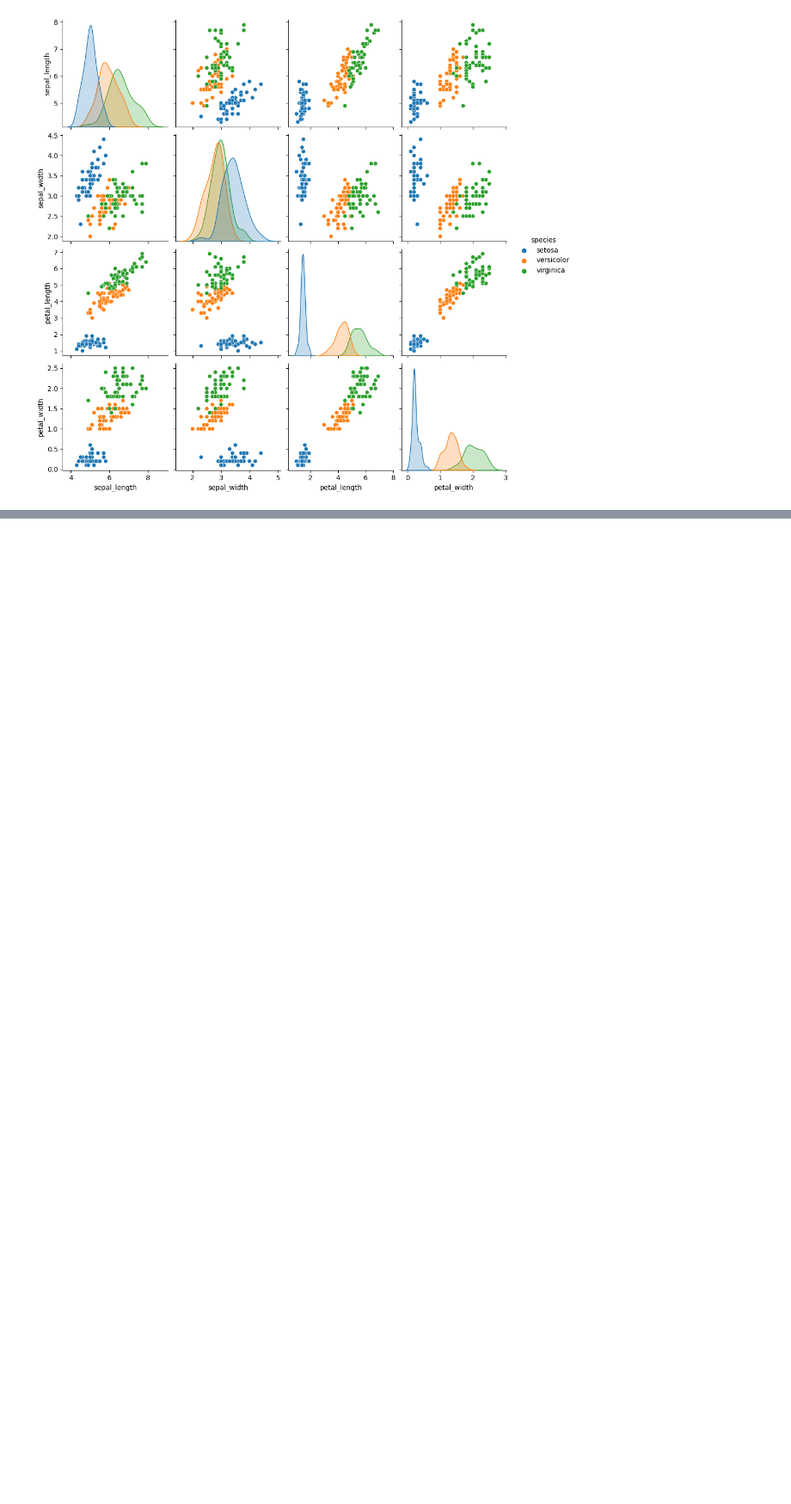
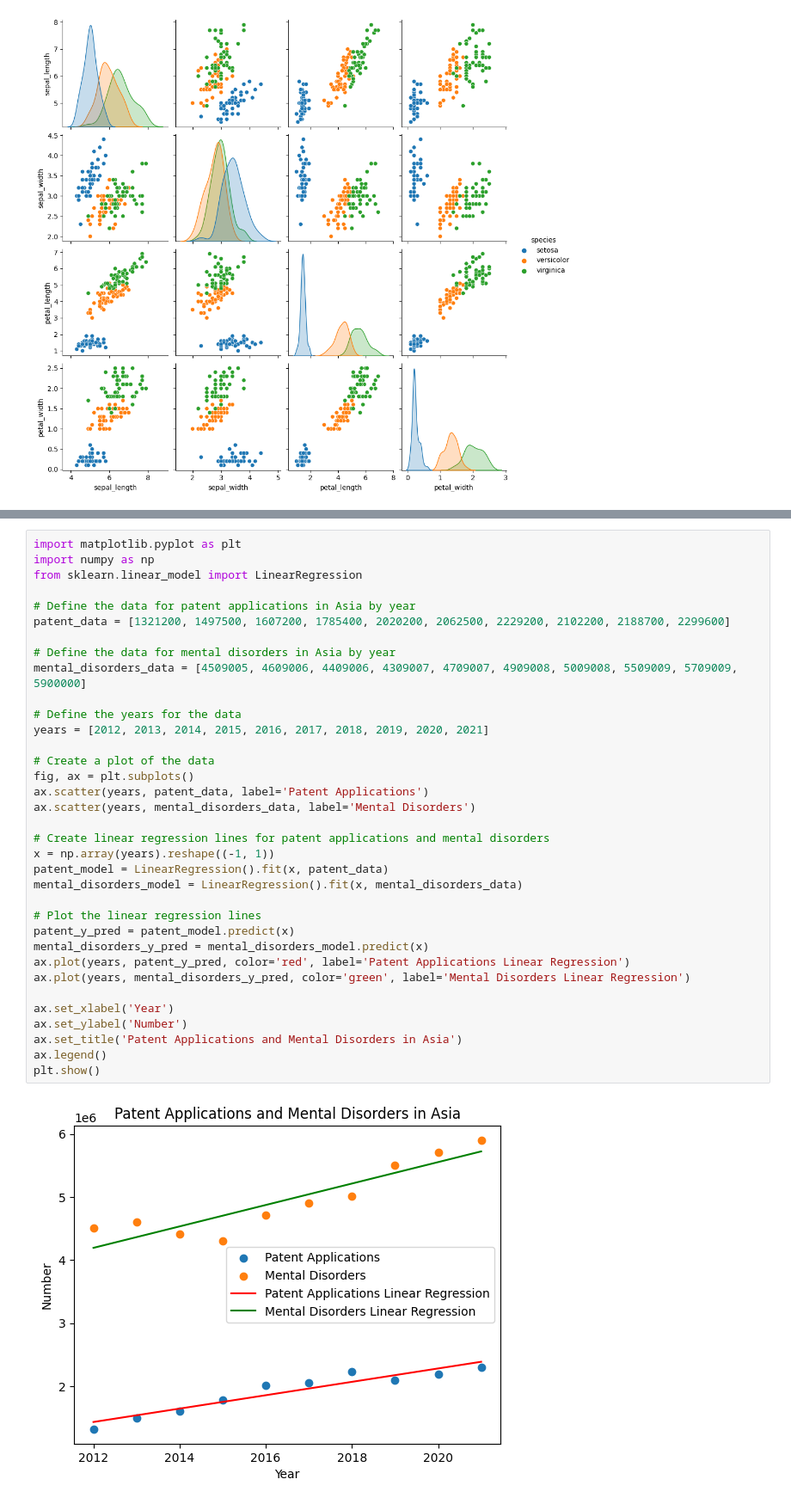
Before and after one commit to irisrobyn/datathinking.org-codespace, a Jupyter notebook: notebooks/matplotlib.ipynb, the cells around one changed output, grey strips where cells are left out. Shown: that part at 86% size. Drawn from its saved outputs; the diff is of its cells as text; blank space fills up the shorter version.

```diff
--- a/notebooks/matplotlib.ipynb
+++ b/notebooks/matplotlib.ipynb
@@ -108,0 +214,37 @@ sns.pairplot(iris, hue='species')
+# %%
+import matplotlib.pyplot as plt
+import numpy as np
+from sklearn.linear_model import LinearRegression
+
+# Define the data for patent applications in Asia by year
+patent_data = [1321200, 1497500, 1607200, 1785400, 2020200, 2062500, 2229200, 2102200, 2188700, 2299600]
+
+# Define the data for mental disorders in Asia by year
+mental_disorders_data = [4509005, 4609006, 4409006, 4309007, 4709007, 4909008, 5009008, 5509009, 5709009, 5900000]
+
+# Define the years for the data
+years = [2012, 2013, 2014, 2015, 2016, 2017, 2018, 2019, 2020, 2021]
+
+# Create a plot of the data
+fig, ax = plt.subplots()
+ax.scatter(years, patent_data, label='Patent Applications')
+ax.scatter(years, mental_disorders_data, label='Mental Disorders')
+
+# Create linear regression lines for patent applications and mental disorders
+x = np.array(years).reshape((-1, 1))
+patent_model = LinearRegression().fit(x, patent_data)
+mental_disorders_model = LinearRegression().fit(x, mental_disorders_data)
+
+# Plot the linear regression lines
+patent_y_pred = patent_model.predict(x)
+mental_disorders_y_pred = mental_disorders_model.predict(x)
+ax.plot(years, patent_y_pred, color='red', label='Patent Applications Linear Regression')
+ax.plot(years, mental_disorders_y_pred, color='green', label='Mental Disorders Linear Regression')
+
+ax.set_xlabel('Year')
+ax.set_ylabel('Number')
+ax.set_title('Patent Applications and Mental Disorders in Asia')
+ax.legend()
+plt.show()
+# %% [output]
+[figure, added]
```
Also changed, not shown: parts of 5 cells of this notebook.
